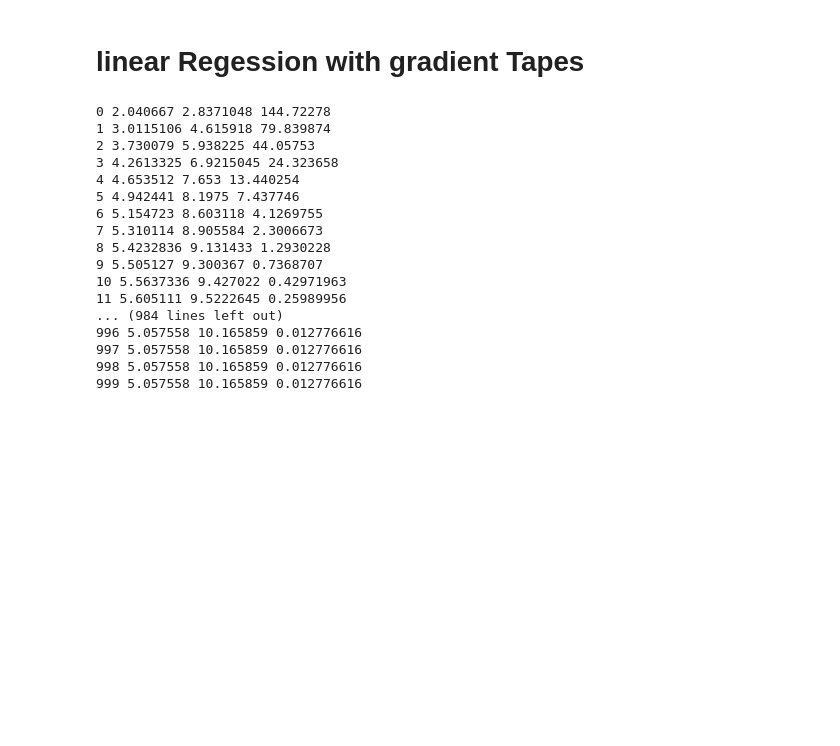
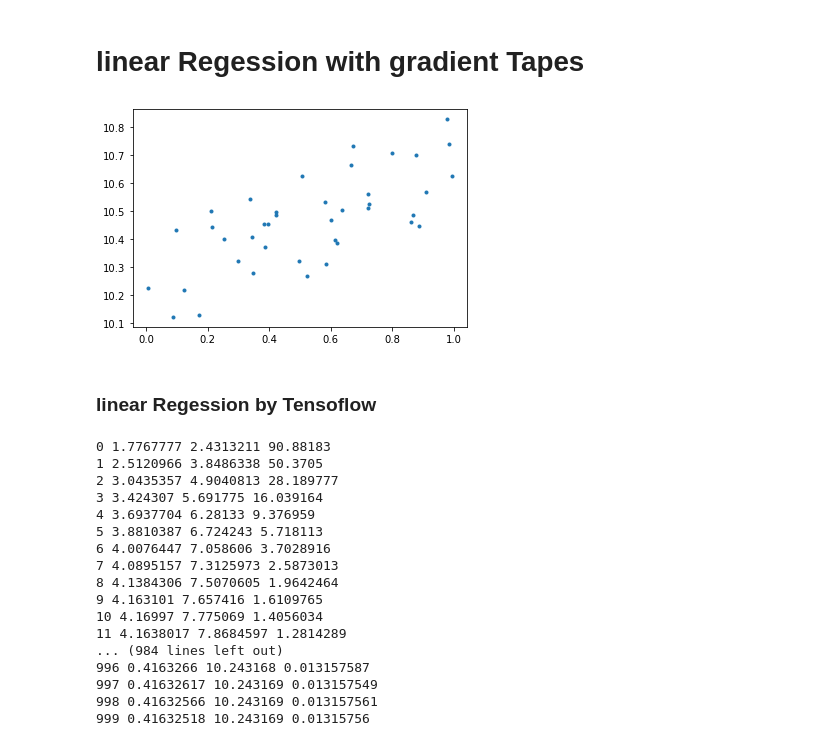
Before and after one commit to silkk-nn/superAI, a Jupyter notebook: NeuralNetwork.ipynb, the cells around one changed output. Cells and saved outputs as stored; diff of their text form; code cells hidden in the pictures; blank space fills up the shorter version.

```diff
--- a/NeuralNetwork.ipynb
+++ b/NeuralNetwork.ipynb
@@ -94,9 +94,15 @@ plt.show()
 <h1>linear Regession with gradient Tapes</h1>
 # %%
 #Create data set
-N = 100
-X = np.random.rand(N)
-Y = 5 * X + 10 + 0.4 * np.random.rand(N)
+N = 40
+x = np.random.rand(N)
+y = 0.5 * x + 10 + 0.4 * np.random.rand(N)
+plt.plot(x, y, ".")
+plt.show()
+# %% [output]
+[figure, added]
+# %% [markdown]
+<h3>linear Regession by Tensoflow</h3>
 # %%
 w = np.random.rand()
 b = np.random.rand()
@@ -107,28 +113,28 @@ lr = 0.1
 
 for epoch in range(1000):
     with tf.GradientTape() as t:
-        y = w * X + b
-        loss = tf.reduce_mean(((y-Y)**2))
+        Y = w * x + b
+        loss = tf.reduce_mean(((y-Y)**2)) #mean square error
     dw, db = t.gradient(loss, (w, b))
-    w.assign_sub(lr * dw)
+    w.assign_sub(lr * dw) # w -=
     b.assign_sub(lr * db)
     print(epoch, w.numpy(), b.numpy(), loss.numpy())
 # %% [output]
-0 2.040667 2.8371048 144.72278
-1 3.0115106 4.615918 79.839874
-2 3.730079 5.938225 44.05753
-3 4.2613325 6.9215045 24.323658
-4 4.653512 7.653 13.440254
-5 4.942441 8.1975 7.437746
-6 5.154723 8.603118 4.1269755
-7 5.310114 8.905584 2.3006673
-8 5.4232836 9.131433 1.2930228
-9 5.505127 9.300367 0.7368707
-10 5.5637336 9.427022 0.42971963
-11 5.605111 9.5222645 0.25989956
+0 1.7767777 2.4313211 90.88183
+1 2.5120966 3.8486338 50.3705
+2 3.0435357 4.9040813 28.189777
+3 3.424307 5.691775 16.039164
+4 3.6937704 6.28133 9.376959
+5 3.8810387 6.724243 5.718113
+6 4.0076447 7.058606 3.7028916
+7 4.0895157 7.3125973 2.5873013
+8 4.1384306 7.5070605 1.9642464
+9 4.163101 7.657416 1.6109765
+10 4.16997 7.775069 1.4056034
+11 4.1638017 7.8684597 1.2814289
 ... (984 lines left out)
-996 5.057558 10.165859 0.012776616
-997 5.057558 10.165859 0.012776616
-998 5.057558 10.165859 0.012776616
-999 5.057558 10.165859 0.012776616
+996 0.4163266 10.243168 0.013157587
+997 0.41632617 10.243169 0.013157549
+998 0.41632566 10.243169 0.013157561
+999 0.41632518 10.243169 0.01315756
 # %%
```
Also changed, not shown: parts of 4 cells of this notebook, 1 other file.
